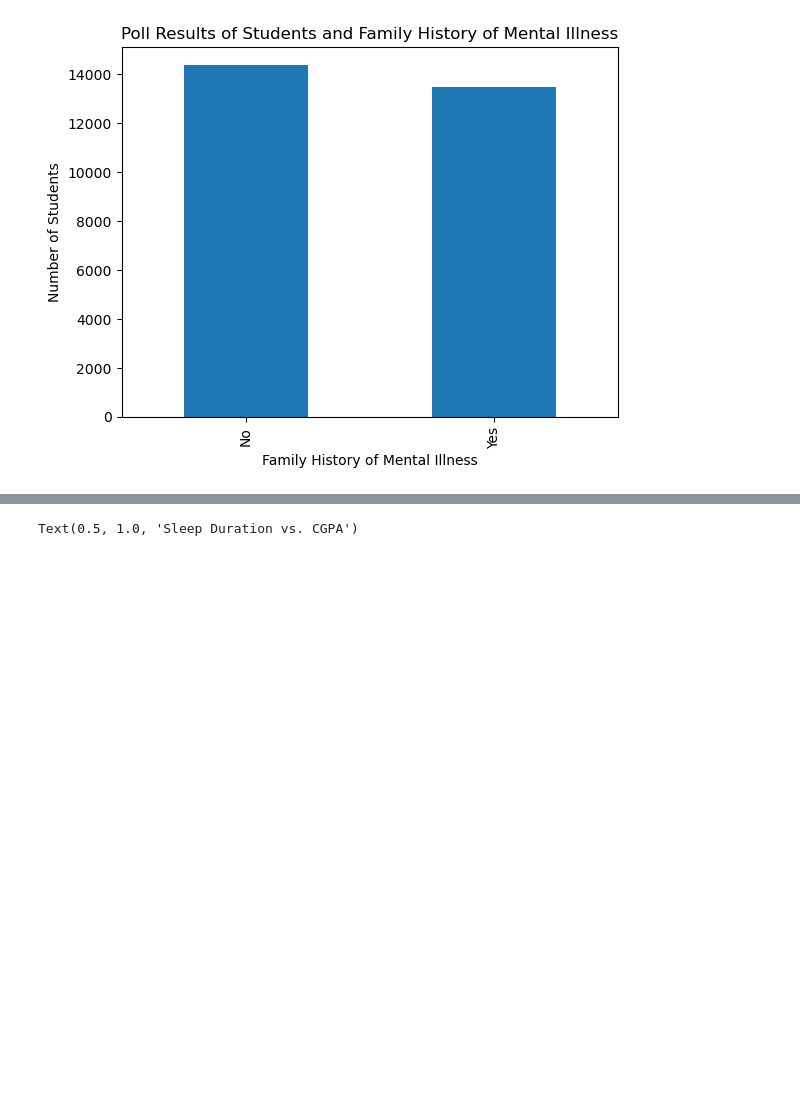
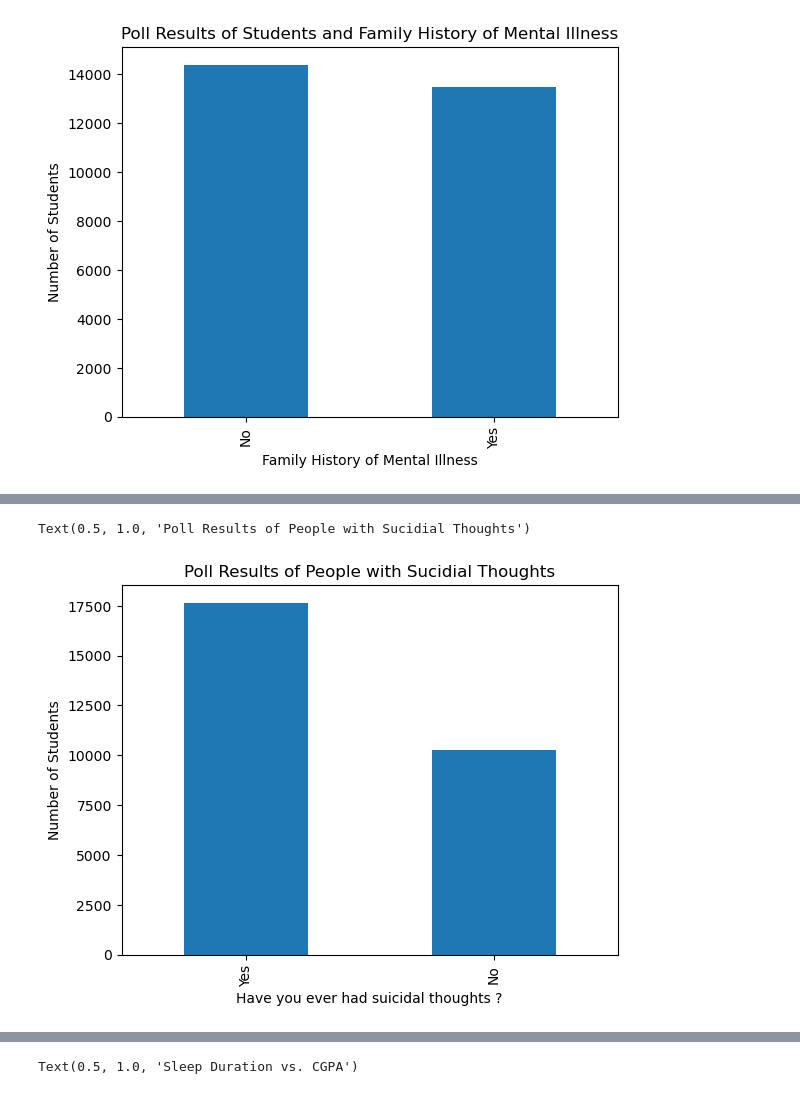
Before and after one commit to EAduAgyei/TDSProject2025, a Jupyter notebook: TDSProjectSD2025.ipynb, the cells around one changed output, grey strips where cells are left out. Cells and saved outputs as stored; diff of their text form; code cells hidden in the pictures; blank space fills up the shorter version.

```diff
--- a/TDSProjectSD2025.ipynb
+++ b/TDSProjectSD2025.ipynb
@@ -127,0 +144,8 @@ Text(0.5, 1.0, 'Poll Results of Students and Family History of Mental Illness')
+# %%
+s_count = depression2["Have you ever had suicidal thoughts ?"].value_counts()
+s_count.plot(kind = "bar")
+plt.ylabel("Number of Students")
+plt.title("Poll Results of People with Sucidial Thoughts")
+# %% [output]
+Text(0.5, 1.0, 'Poll Results of People with Sucidial Thoughts')
+[figure, added]
```
Also changed, not shown: parts of 6 cells of this notebook.
